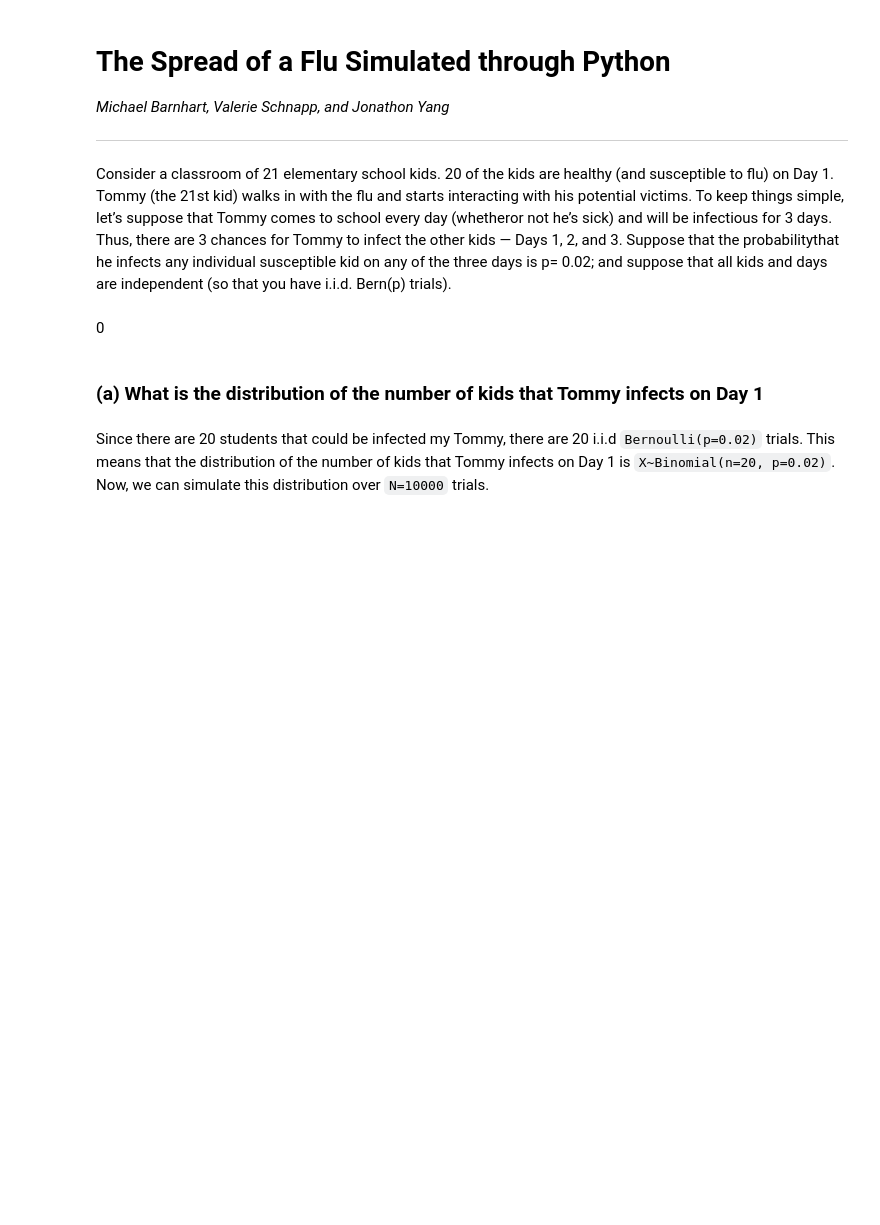
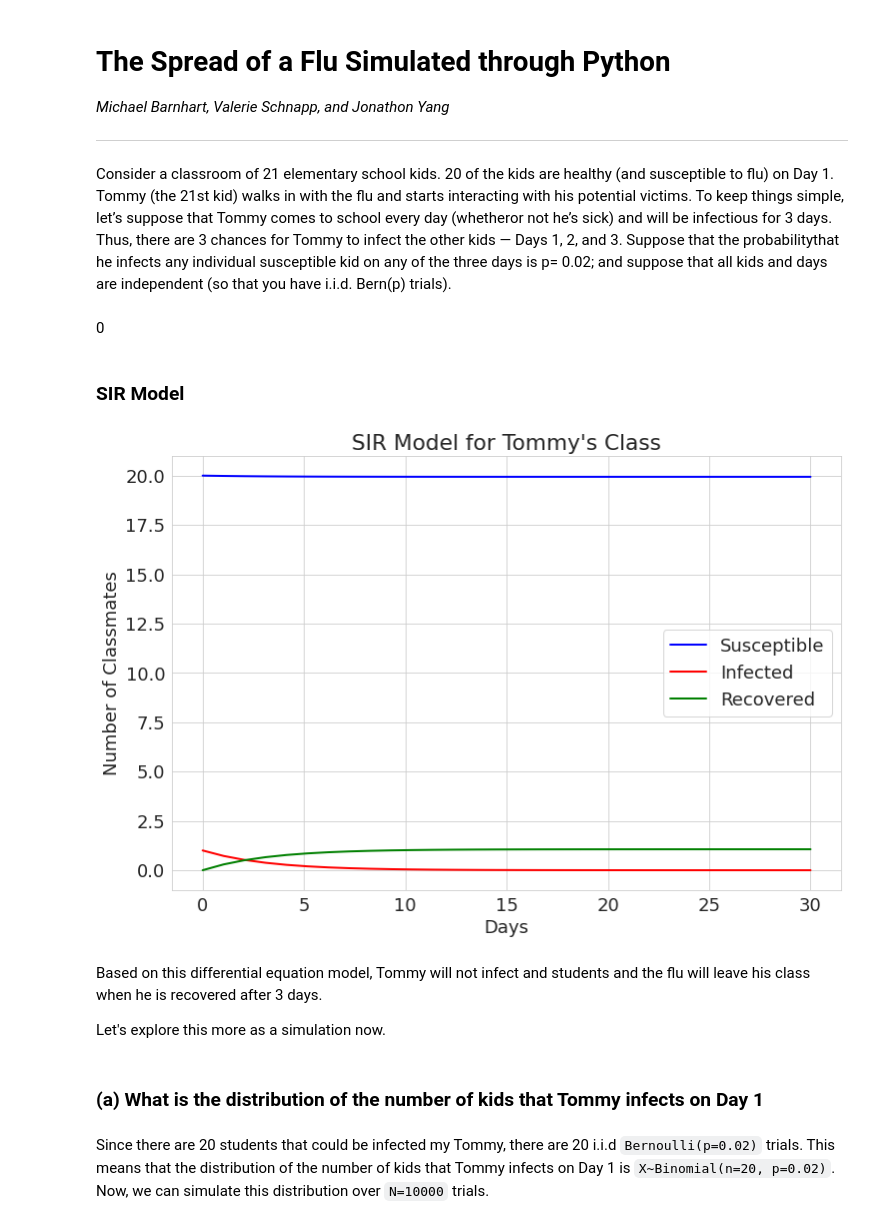
Before and after one commit to schnappv/ISYE6644, a Jupyter notebook: ISYE_6644_Mini_Project_1.ipynb, the cells around one changed output. Drawn from its saved outputs; the diff is of its cells as text; code cells hidden in the pictures; blank space fills up the shorter version.

```diff
--- a/ISYE_6644_Mini_Project_1.ipynb
+++ b/ISYE_6644_Mini_Project_1.ipynb
@@ -33,6 +34,50 @@ def progress(value, max=100):
 out = display(progress(0, 100), display_id=True)
 # %% [output]
 0
+# %% [markdown]
+### SIR Model
+# %%
+# The SIR model differential equations.
+def deriv(y, t, N, beta, gamma):
+    S, I, R = y
+    dSdt = -beta * S * I / N
+    dIdt = beta * S * I / N - gamma * I
+    dRdt = gamma * I
+
+    return dSdt, dIdt, dRdt
+# %%
+t = np.linspace(0, 30, 30) # 30 days ~ 1 month
+n = 21 # total number of students
+I0 = 1 # infected at time 0
+R0 = 0 # recovered at time 0
+S0 = 20 # susceptible at time 0
+beta = 0.02 # susceptibility rate
+gamma = 1/3 # mean recovery rate
+
+y0 = [S0, I0, R0]
+
+# Integrate the SIR equations over the time grid t
+ret = odeint(deriv, y0, t, args=(n, beta, gamma))
+S, I, R = ret.T
+# %%
+# Plot the data on three separate curves for S(t), I(t) and R(t)
+plt.rcParams.update({'font.size':18})
+sns.set_style('whitegrid')
+plt.figure(figsize=(12,8))
+plt.plot(t, S, 'b', lw=2, label='Susceptible')
+plt.plot(t, I, 'r', lw=2, label='Infected')
+plt.plot(t, R, 'g', lw=2, label='Recovered')
+plt.title("SIR Model for Tommy's Class")
+plt.xlabel('Days')
+plt.ylabel('Number of Classmates')
+plt.legend()
+plt.show()
+# %% [output]
+[figure, added]
+# %% [markdown]
+Based on this differential equation model, Tommy will not infect and students and the flu will leave his class when he is recovered after 3 days.
+
+Let's explore this more as a simulation now.
 # %% [markdown]
 ### (a) What is the distribution of the number of kids that Tommy infects on Day 1
 # %% [markdown]
```
Also changed, not shown: parts of 3 cells of this notebook.
